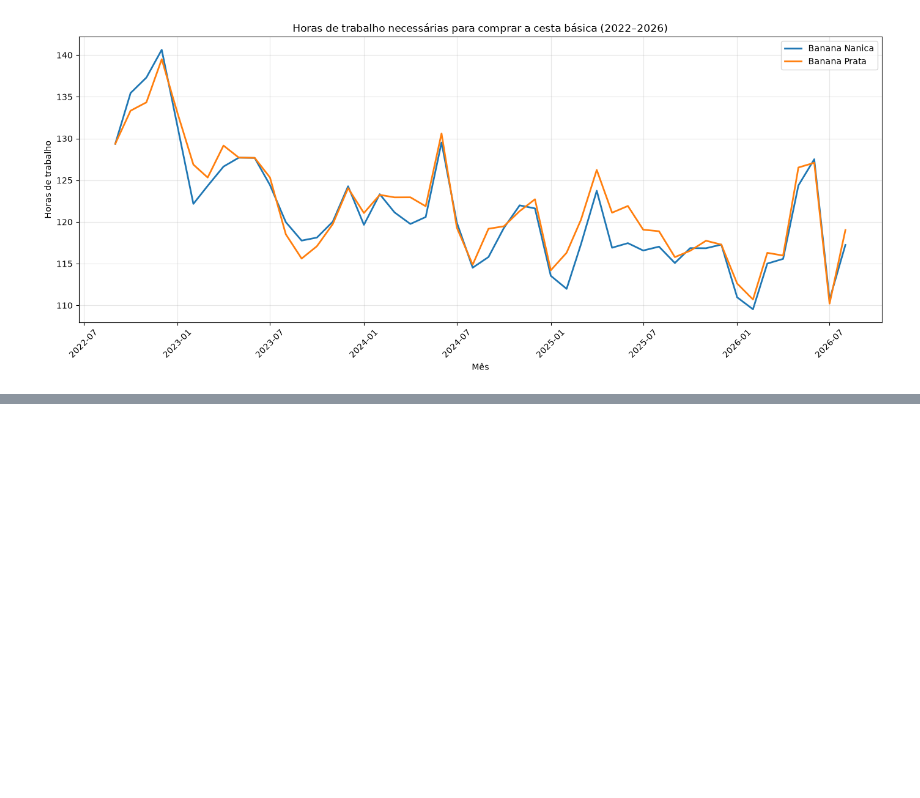
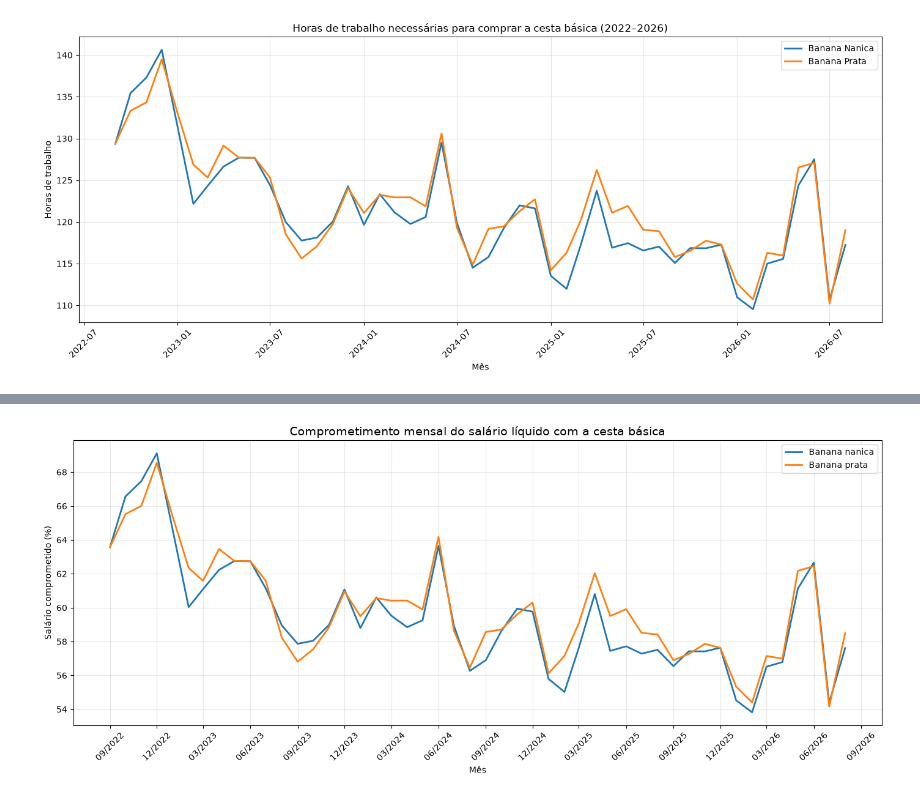
Before and after one commit to Lucas-Ibrahim/cesta-basica-analise, a Jupyter notebook: notebooks/02_acessibilidade.ipynb, the cells around one changed output, grey strips where cells are left out. Cells and saved outputs as stored; diff of their text form; code cells hidden in the pictures; blank space fills up the shorter version.

```diff
--- a/notebooks/02_acessibilidade.ipynb
+++ b/notebooks/02_acessibilidade.ipynb
@@ -1321,0 +1523,69 @@ plt.show()
+# %%
+import matplotlib.pyplot as plt
+import matplotlib.dates as mdates
+import pandas as pd
+from pathlib import Path
+
+# Garantir que a pasta de destino exista
+PASTA_FIGURAS = Path("../reports/figures")
+PASTA_FIGURAS.mkdir(parents=True, exist_ok=True)
+
+# Criar uma cópia dos dados
+grafico_mensal = grafico_cesta.copy()
+
+# Converter os meses para formato de data
+grafico_mensal["mes"] = pd.to_datetime(grafico_mensal["mes"])
+
+# Criar uma figura nova
+fig, ax = plt.subplots(figsize=(14, 6))
+
+# Comprometimento com banana nanica
+ax.plot(
+    grafico_mensal["mes"],
+    grafico_mensal["comprometimento_cesta_banana_nanica"],
+    label="Banana nanica",
+    linewidth=2
+)
+
+# Comprometimento com banana prata
+ax.plot(
+    grafico_mensal["mes"],
+    grafico_mensal["comprometimento_cesta_banana_prata"],
+    label="Banana prata",
+    linewidth=2
+)
+
+# Título e identificação dos eixos
+ax.set_title(
+    "Comprometimento mensal do salário líquido com a cesta básica",
+    fontsize=14
+)
+ax.set_xlabel("Mês")
+ax.set_ylabel("Salário comprometido (%)")
+
+# Formatação das datas
+ax.xaxis.set_major_locator(mdates.MonthLocator(interval=3))
+ax.xaxis.set_major_formatter(mdates.DateFormatter("%m/%Y"))
+
+# Legenda e grade
+ax.legend()
+ax.grid(True, alpha=0.3)
+
+plt.xticks(rotation=45)
+fig.tight_layout()
+
+# Salvar o gráfico
+fig.savefig(
+    PASTA_FIGURAS / "comprometimento_mensal.png",
+    dpi=300,
+    bbox_inches="tight",
+    facecolor="white"
+)
+
+# Exibir no notebook
+plt.show()
+
+# Fechar depois de salvar
+plt.close(fig)
+# %% [output]
+[figure, added]
```
Also changed, not shown: parts of 8 cells of this notebook, 4 other files.
